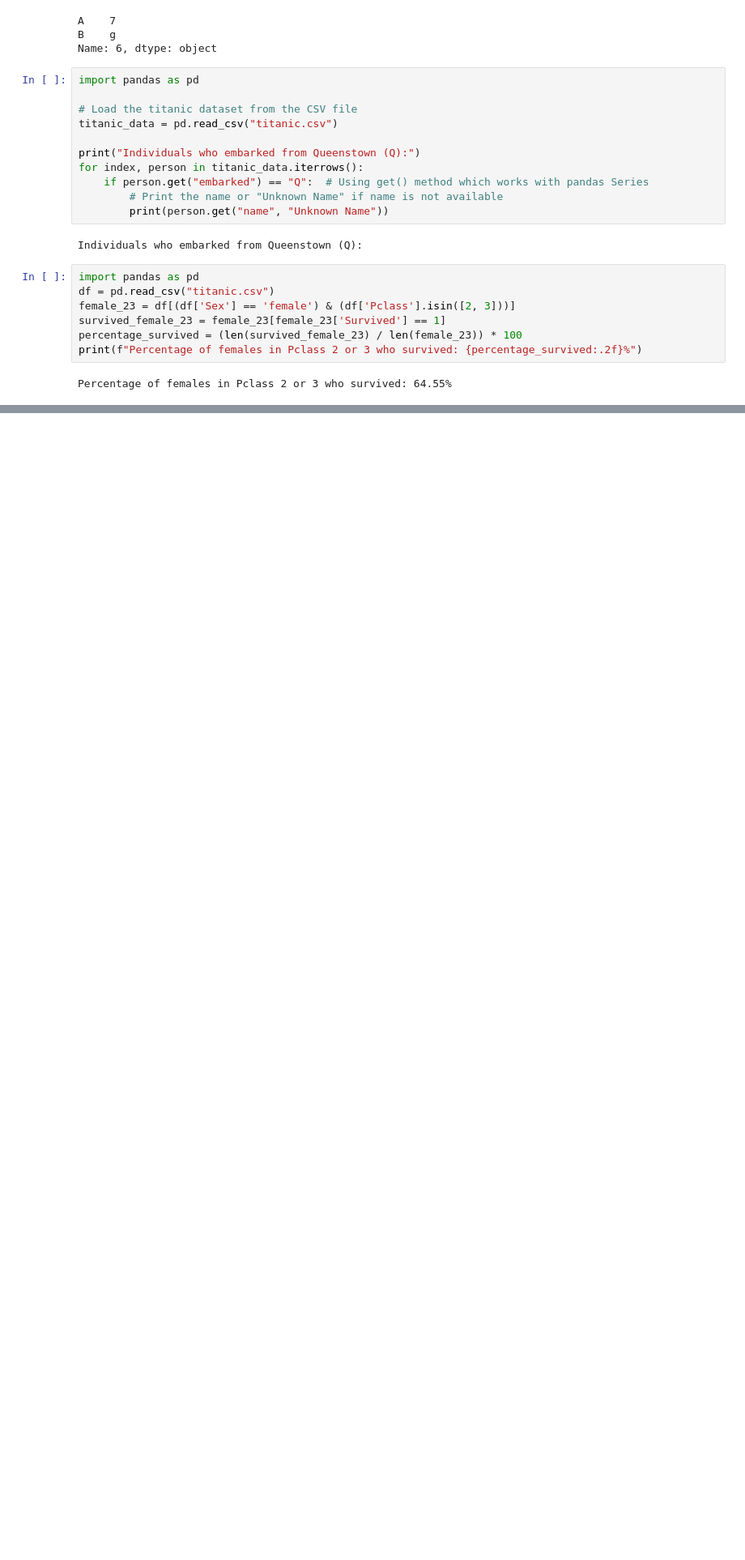
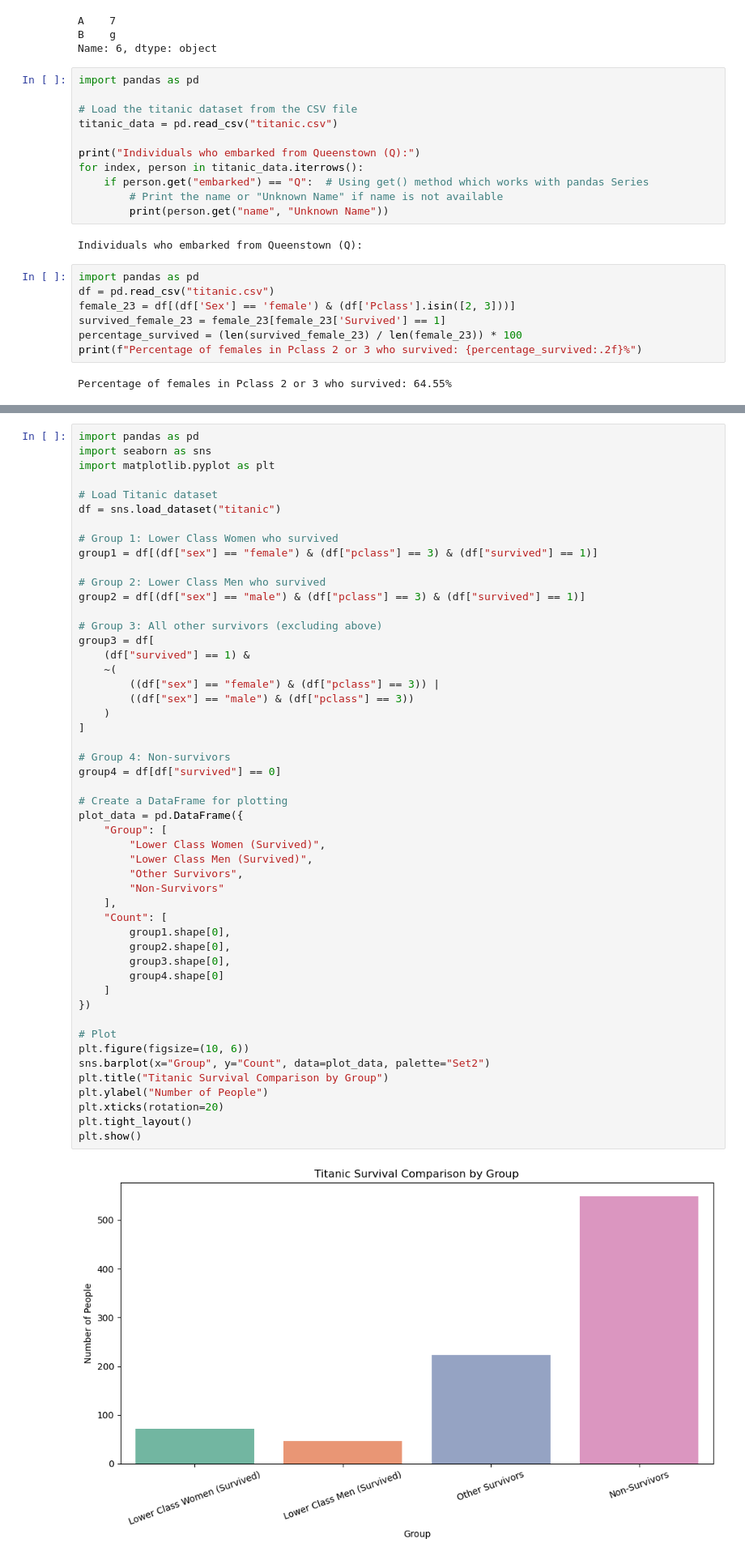
Before and after one commit to abdu1ahiali/AI, a Jupyter notebook: Semister 1/Titanic/Titanic.ipynb, the cells around one changed output, grey strips where cells are left out. Shown: that part at 81% size. Saved outputs shown, nothing was run; the diff lists cells and outputs as text; blank space fills up the shorter version.

```diff
--- a/Semister 1/Titanic/Titanic.ipynb
+++ b/Semister 1/Titanic/Titanic.ipynb
@@ -74,0 +111,52 @@ Percentage of females in Pclass 2 or 3 who survived: 64.55%
+# %%
+import pandas as pd
+import seaborn as sns
+import matplotlib.pyplot as plt
+
+# Load Titanic dataset
+df = sns.load_dataset("titanic")
+
+# Group 1: Lower Class Women who survived
+group1 = df[(df["sex"] == "female") & (df["pclass"] == 3) & (df["survived"] == 1)]
+
+# Group 2: Lower Class Men who survived
+group2 = df[(df["sex"] == "male") & (df["pclass"] == 3) & (df["survived"] == 1)]
+
+# Group 3: All other survivors (excluding above)
+group3 = df[
+    (df["survived"] == 1) &
+    ~(
+        ((df["sex"] == "female") & (df["pclass"] == 3)) |
+        ((df["sex"] == "male") & (df["pclass"] == 3))
+    )
+]
+
+# Group 4: Non-survivors
+group4 = df[df["survived"] == 0]
+
+# Create a DataFrame for plotting
+plot_data = pd.DataFrame({
+    "Group": [
+        "Lower Class Women (Survived)",
+        "Lower Class Men (Survived)",
+        "Other Survivors",
+        "Non-Survivors"
+    ],
+    "Count": [
+        group1.shape[0],
+        group2.shape[0],
+        group3.shape[0],
+        group4.shape[0]
+    ]
+})
+
+# Plot
+plt.figure(figsize=(10, 6))
+sns.barplot(x="Group", y="Count", data=plot_data, palette="Set2")
+plt.title("Titanic Survival Comparison by Group")
+plt.ylabel("Number of People")
+plt.xticks(rotation=20)
+plt.tight_layout()
+plt.show()
+# %% [output]
+[figure, added]
```
Also changed, not shown: parts of 2 cells of this notebook.
